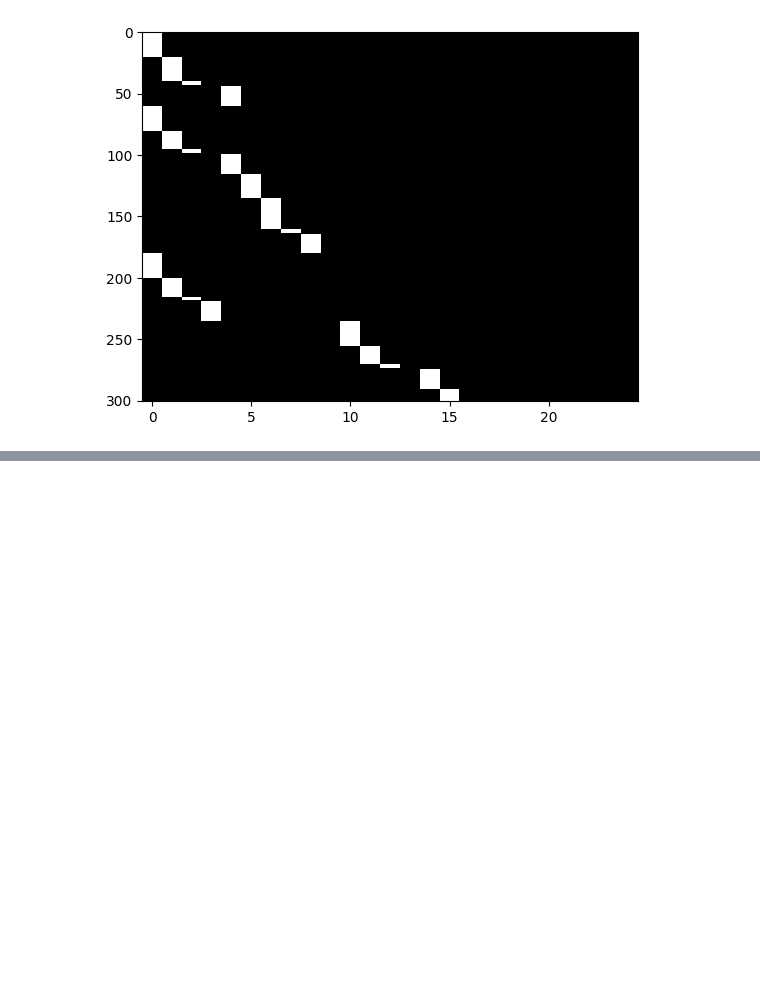
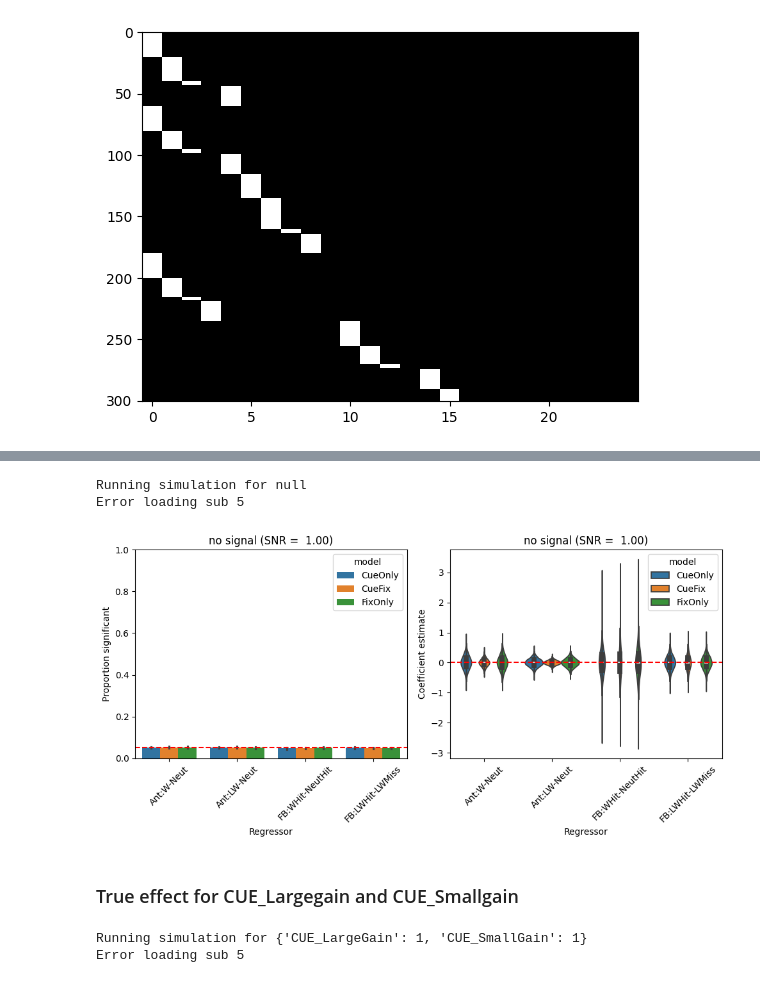
Before and after one commit to poldrack/MID_simulations, a Jupyter notebook: MID_sim_refactor.ipynb, the cells around one changed output, grey strips where cells are left out. Cells and saved outputs as stored; diff of their text form; code cells hidden in the pictures; blank space fills up the shorter version.

Commit message:
working version with all simulations

```diff
--- a/MID_sim_refactor.ipynb
+++ b/MID_sim_refactor.ipynb
@@ -291,0 +407,44 @@ Index(['const', 'CUE_NoMoneyStake', 'FEEDBACK_HIT_NoMoneyStake',
+# %%
+all_sims = {}
+nsims = 100  # number of simulations per subject
+
+beta_dict = {}
+noise_sd = 1.0
+all_sims['null'] = run_simulation(beta_dict, nsims=nsims, noise_sd=noise_sd, resolution=.1)
+# %% [output]
+Running simulation for null
+Error loading sub 5
+# %%
+def plot_results(results_df, noise_sd, label):
+    fig, axs = plt.subplots(1,2, figsize=(10,5))
+    label = f'{label} (SNR = {1 / noise_sd : .2f})'
+    sns.barplot(data=results_df, x='contrast', y='sigp', hue='model', ax=axs[0])
+    axs[0].set_title(label)
+    axs[0].set_ylim(0,1)
+    axs[0].axhline(0.05, color='red', linestyle='--')
+    axs[0].set_xlabel('Regressor')
+    axs[0].set_ylabel('Proportion significant')
+    axs[0].set_xticklabels(axs[0].get_xticklabels(), rotation=45)
+
+    sns.violinplot(data=results_df, x='contrast', y='coef', hue='model', ax=axs[1])
+    axs[1].axhline(0.0, color='red', linestyle='--')
+    axs[1].set_xlabel('Regressor')
+    axs[1].set_ylabel('Coefficient estimate')
+    axs[1].set_title(label)
+    axs[1].set_xticklabels(axs[1].get_xticklabels(), rotation=45)
+
+    plt.tight_layout()
+    plt.show()
+
+plot_results(all_sims['null'], 1, 'no signal')
+# %% [output]
+[figure, added]
+# %% [markdown]
+### True effect for CUE_Largegain and CUE_Smallgain
+# %%
+beta_dict = {'CUE_LargeGain': 1, 'CUE_SmallGain': 1}
+noise_sd = 2.0
+all_sims['CUE:W-Neut'] = run_simulation(beta_dict, nsims=nsims, noise_sd=noise_sd, resolution=.1)
+# %% [output]
+Running simulation for {'CUE_LargeGain': 1, 'CUE_SmallGain': 1}
+Error loading sub 5
```
Also changed, not shown: parts of 32 cells of this notebook.
